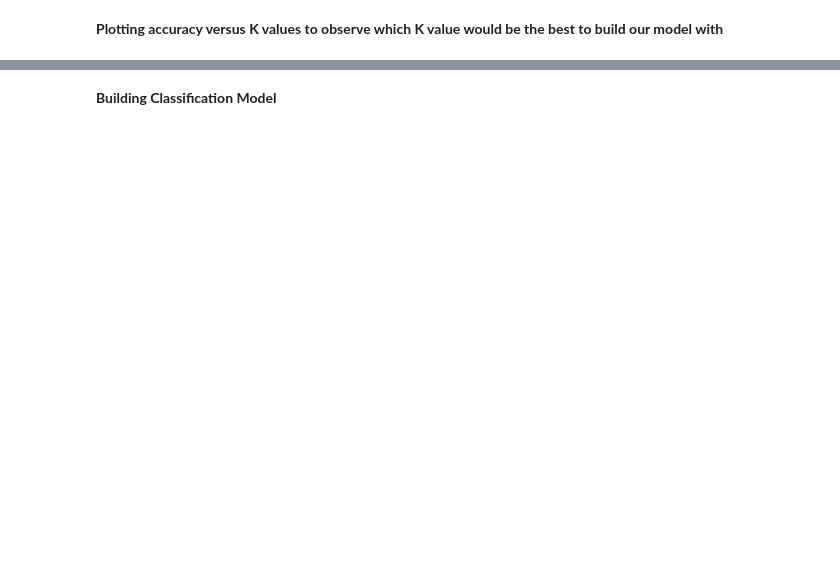
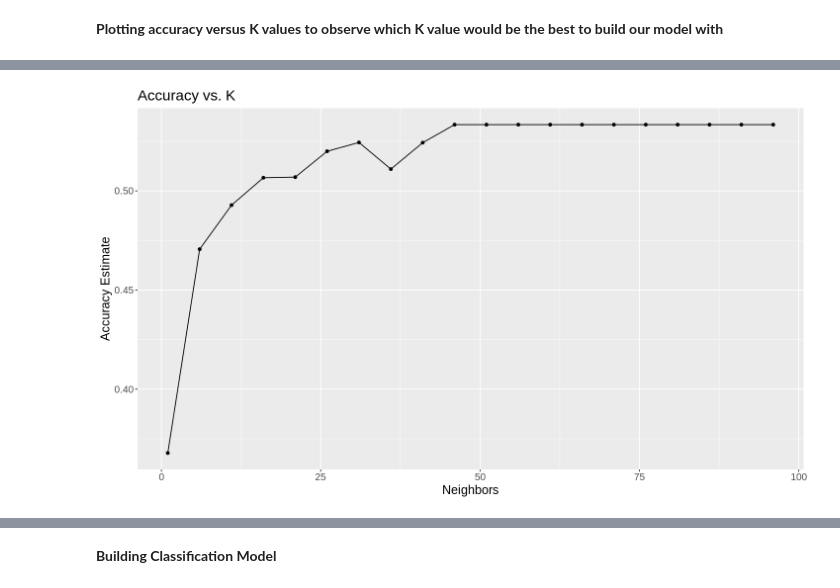
Before and after one commit to Wuliao-mao/DSCI-Project-10, a Jupyter notebook: Final Project.ipynb, the cells around one changed output, grey strips where cells are left out. Saved outputs shown, nothing was run; the diff lists cells and outputs as text; code cells hidden in the pictures; blank space fills up the shorter version.

```diff
--- a/Final Project.ipynb
+++ b/Final Project.ipynb
@@ -407 +469,5 @@ age_vs_rbps_plot
+# %%
+heart_recipe_age_trestbps <- recipe(num ~ age + trestbps, data = patients_train) %>%
+    step_scale(all_predictors()) %>%
+    step_center(all_predictors())
 # %%
@@ -434,0 +547,9 @@ accuracies
+# %%
+knn_results_age_trestbps <- workflow() %>%
+    add_recipe(heart_recipe_age_trestbps) %>%
+    add_model(knn_tune) %>%
+    tune_grid(resamples = heart_vfold, grid = k_vals) %>%
+    collect_metrics()
+
+accuracies_age_trestbps <- knn_results_age_trestbps %>%
+             filter(.metric == "accuracy")
@@ -446,3 +597,14 @@ accuracy_vs_k
+# %%
+accuracy_vs_k_age_trestbps <- ggplot(accuracies_age_trestbps, aes(x = neighbors, y = mean)) +
+                  geom_point() +
+                  geom_line() +
+                  labs(x = "Neighbors", y = "Accuracy Estimate") +
+                  theme(text = element_text(size = 15)) +
+                  ggtitle("Accuracy vs. K")
+
+accuracy_vs_k_age_trestbps
+# %% [output]
+[figure, added]
 # %%
 chosen_n <- arrange(accuracies, by = desc(mean)) %>%
             slice(1) %>%
```
Also changed, not shown: parts of 34 cells of this notebook.
